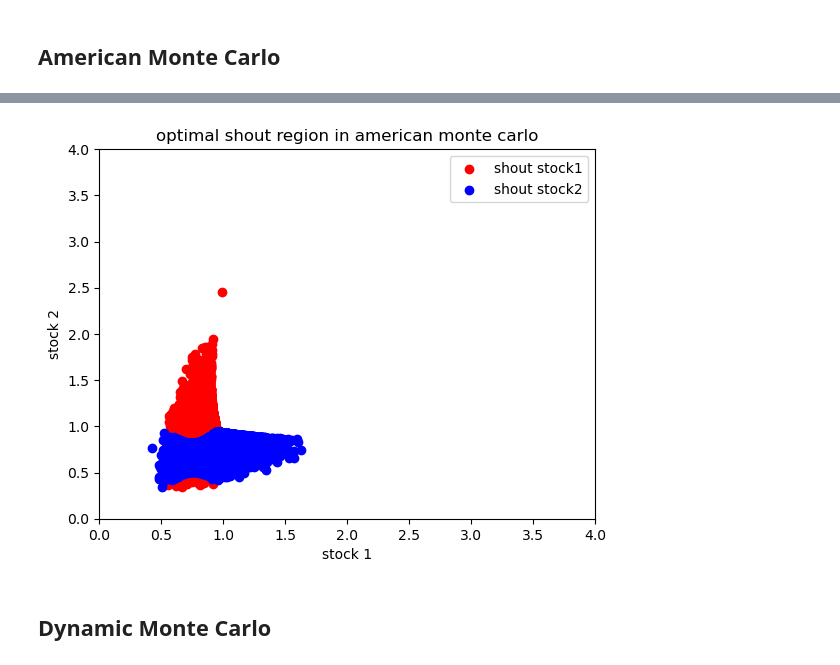
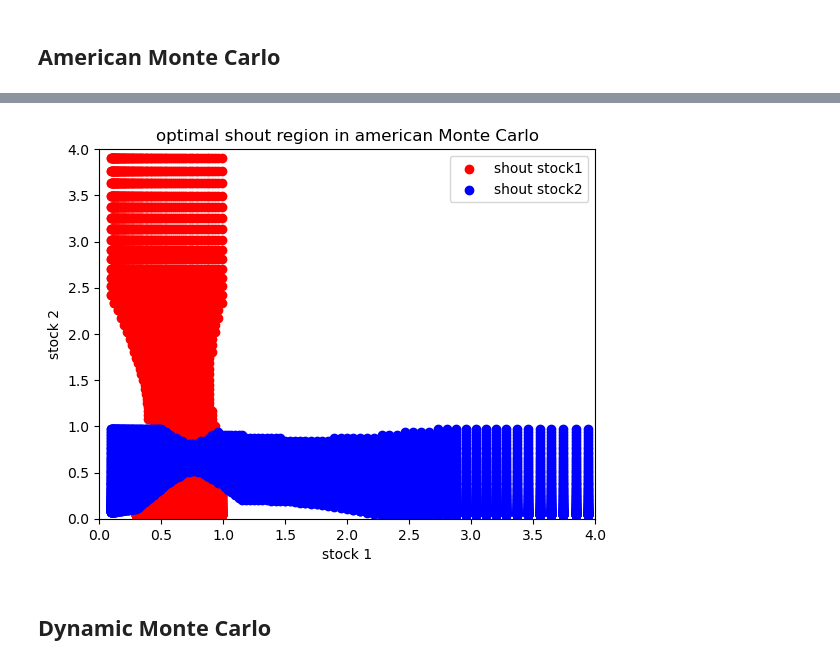
Before and after one commit to kaidedl/dynamicMonteCarlo, a Jupyter notebook: twoAssetShout.ipynb, the cells around one changed output, grey strips where cells are left out. Cells and saved outputs as stored; diff of their text form; code cells hidden in the pictures.

```diff
--- a/twoAssetShout.ipynb
+++ b/twoAssetShout.ipynb
@@ -291,34 +293,34 @@ print(np.mean(v), np.mean(v) - 2*sd, np.mean(v)+2*sd)
 # %%
-nt = 0
-Ks_test = deepcopy(Ks)
-K0e = Ks_test[nt, :, 0]
-K1e = Ks_test[nt, :, 1]
-
-K0, K1 = optimalPolicy(0, K0e, K1e, S[nt, :, 0], S[nt, :, 1])
-
+nt = 180
+S = compute_S(n, nt, sigma, T)
 shout0_x = []
 shout0_y = []
 shout1_x = []
 shout1_y = []
-for i in range(S.shape[1]):
-    if K0[i] > 0:
-        shout0_x.append(S[0, i, 0])
-        shout0_y.append(S[0, i, 1])
-    elif K1[i] > 0:
-        shout1_x.append(S[0, i, 0])
-        shout1_y.append(S[0, i, 1])
-
-plt.scatter(shout0_x, shout0_y, c="red", label="shout stock1")
-plt.scatter(shout1_x, shout1_y, c="blue", label="shout stock2")
-plt.title("optimal shout region in american monte carlo")
+for i in range(nt+1):
+    for j in range(nt+1):
+        if S[0,i,0]<4 and S[1,0,j]<4:
+            F = PolynomialFeatures(degree_features).fit_transform(np.array([[0,0,S[0,i,0], S[1,0,j]]]))
+            value_no_shout = models["noShout"][0].predict(F)
+            value_shout0 = models["shout0"][0].predict(F)
+            value_shout1 = models["shout1"][0].predict(F)
+            if value_no_shout < value_shout0 and value_shout0 > value_shout1 and S[0,i,0]<K:
+                shout0_x.append(S[0,i,0])
+                shout0_y.append(S[1,0,j])
+            if value_no_shout < value_shout1 and value_shout1> value_shout0 and S[1,0,j]<K:
+                shout1_x.append(S[0,i,0])
+                shout1_y.append(S[1,0,j])
+plt.scatter(shout0_x, shout0_y, c="red", label='shout stock1')
+plt.scatter(shout1_x, shout1_y, c="blue", label='shout stock2')
+plt.title("optimal shout region in american Monte Carlo")
 plt.xlim(0,4)
 plt.ylim(0,4)
 plt.xlabel("stock 1")
 plt.ylabel("stock 2")
 plt.legend(loc="upper right")
 plt.show()
 # %% [output]
-[figure, old version]
+[figure, new version]
 # %% [markdown]
 ## Dynamic Monte Carlo
 # %%
```
Also changed, not shown: parts of 23 cells of this notebook.
